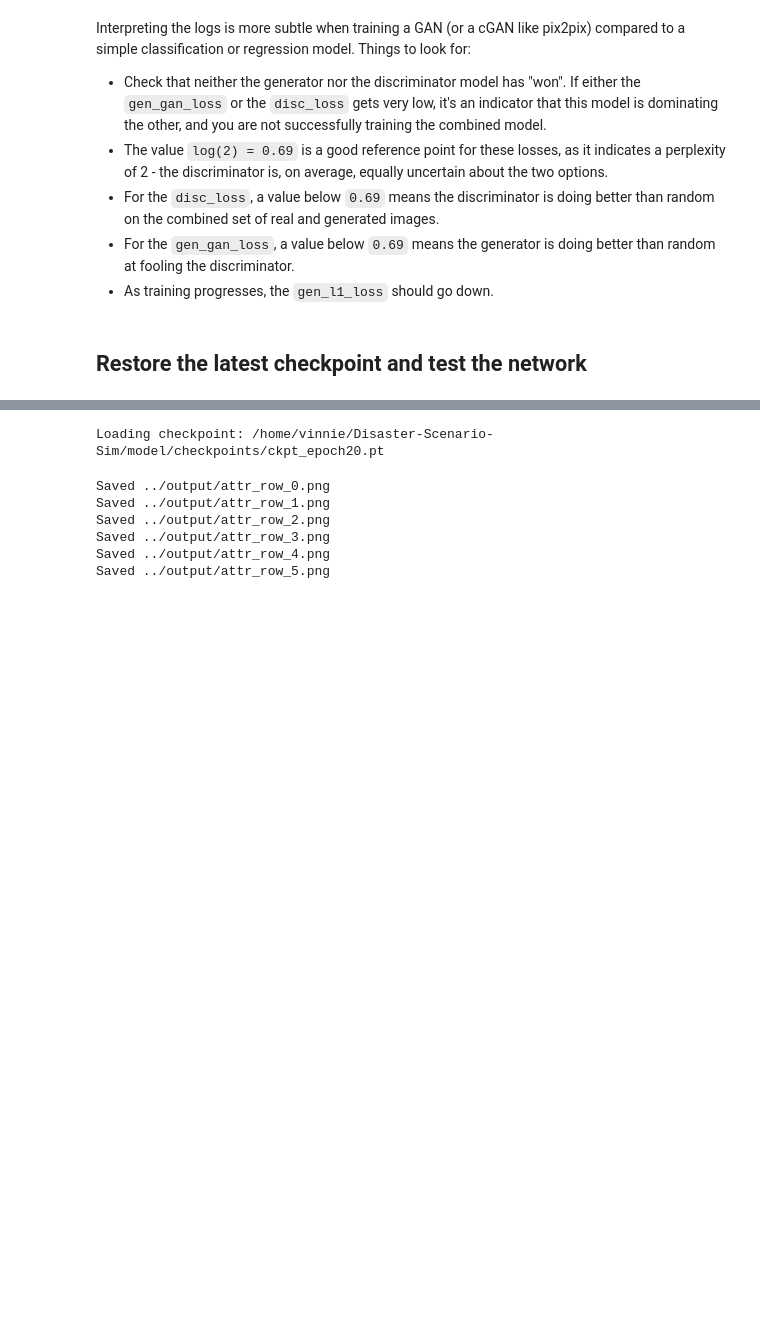
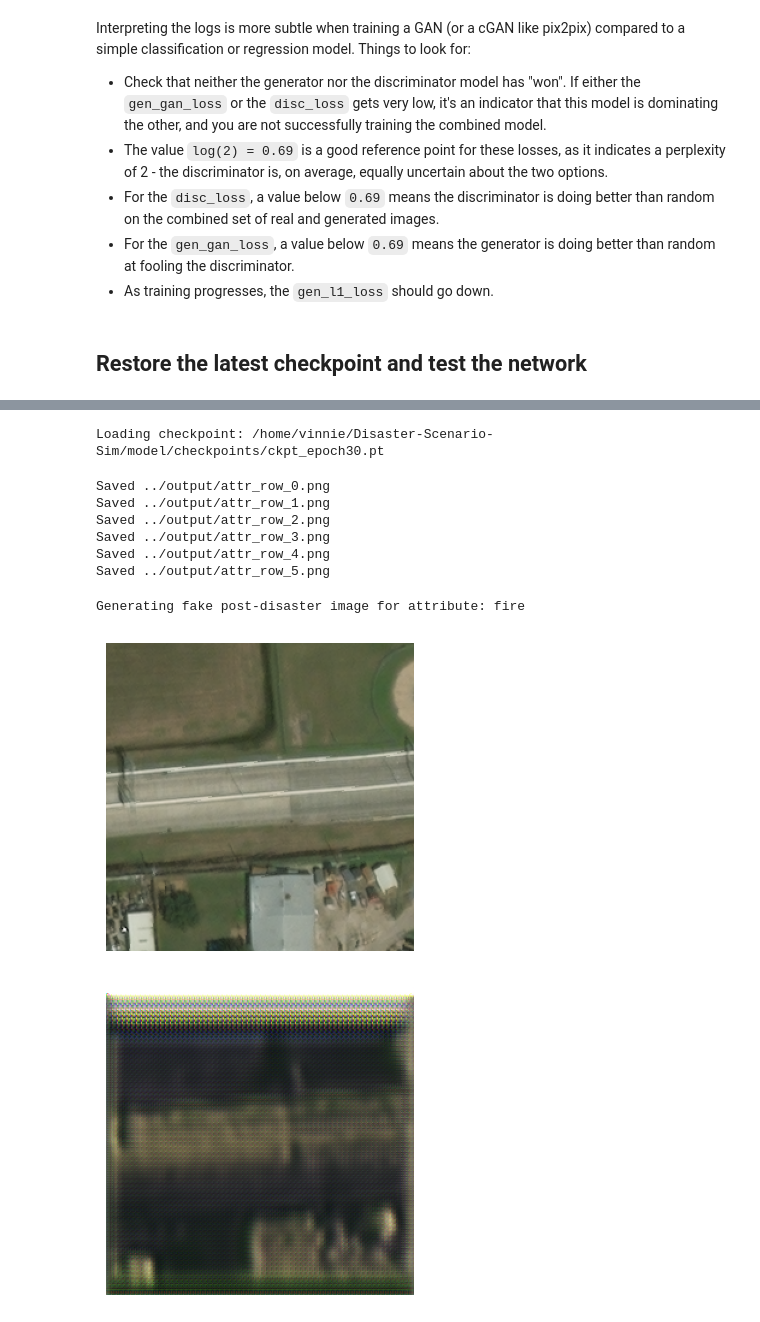
Before and after one commit to p-vinh/Disaster-Scenario-Sim, a Jupyter notebook: model/starGAN.ipynb, the cells around one changed output, grey strips where cells are left out. Saved outputs shown, nothing was run; the diff lists cells and outputs as text; code cells hidden in the pictures; blank space fills up the shorter version.

```diff
--- a/model/starGAN.ipynb
+++ b/model/starGAN.ipynb
@@ -518,7 +524,7 @@ import glob
 import torchvision.utils as vutils
 
 
-latest_ckpt = "/home/vinnie/Disaster-Scenario-Sim/model/checkpoints/ckpt_epoch20.pt"
+latest_ckpt = "/home/vinnie/Disaster-Scenario-Sim/model/checkpoints/ckpt_epoch30.pt"
 print(f"Loading checkpoint: {latest_ckpt}")
 ckpt = torch.load(latest_ckpt, map_location=device)
 attr_list = list(range(attr_dim))
@@ -574,10 +580,49 @@ for sample_idx, (pre, post, _, _) in enumerate(test_dataloader):
     if sample_idx >= 5:
         break
 # %% [output]
-Loading checkpoint: /home/vinnie/Disaster-Scenario-Sim/model/checkpoints/ckpt_epoch20.pt
+Loading checkpoint: /home/vinnie/Disaster-Scenario-Sim/model/checkpoints/ckpt_epoch30.pt
 Saved ../output/attr_row_0.png
 Saved ../output/attr_row_1.png
 Saved ../output/attr_row_2.png
 Saved ../output/attr_row_3.png
 Saved ../output/attr_row_4.png
 Saved ../output/attr_row_5.png
+# %%
+import random
+
+# invert mapping and add 0→'None'
+idx2type = {idx: t for t, idx in test_dataset.type2idx.items()}
+idx2type[0] = 'None'
+
+# grab one batch
+pre, post, _, _ = next(iter(test_dataloader))
+pre, post = pre.to(device), post.to(device)
+
+# pick a random attribute (excluding 0 if you like)
+attr_choices = [a for a in attr_list if a != 0]
+a = random.choice(attr_choices)
+print(f"Generating fake post-disaster image for attribute: {idx2type[a]}")
+
+# build conditioning tensor
+c = torch.full((pre.size(0),), a, dtype=torch.long, device=device)
+
+with torch.no_grad():
+    fake_post = G(pre, c).cpu()
+
+# denormalize & plot
+def denorm(x): return (x * 0.5) + 0.5
+
+plt.figure(figsize=(4,4))
+img_pre = denorm(pre[0].cpu()).permute(1,2,0).numpy()
+plt.imshow(img_pre)
+plt.axis('off')
+
+plt.figure(figsize=(4,4))
+img_post = denorm(fake_post[0]).permute(1,2,0).numpy()
+plt.imshow(img_post)
+plt.axis('off')
+plt.show()
+# %% [output]
+Generating fake post-disaster image for attribute: fire
+[figure, added]
+[figure, added]
```
Also changed, not shown: parts of 10 cells of this notebook, 8 other files.
